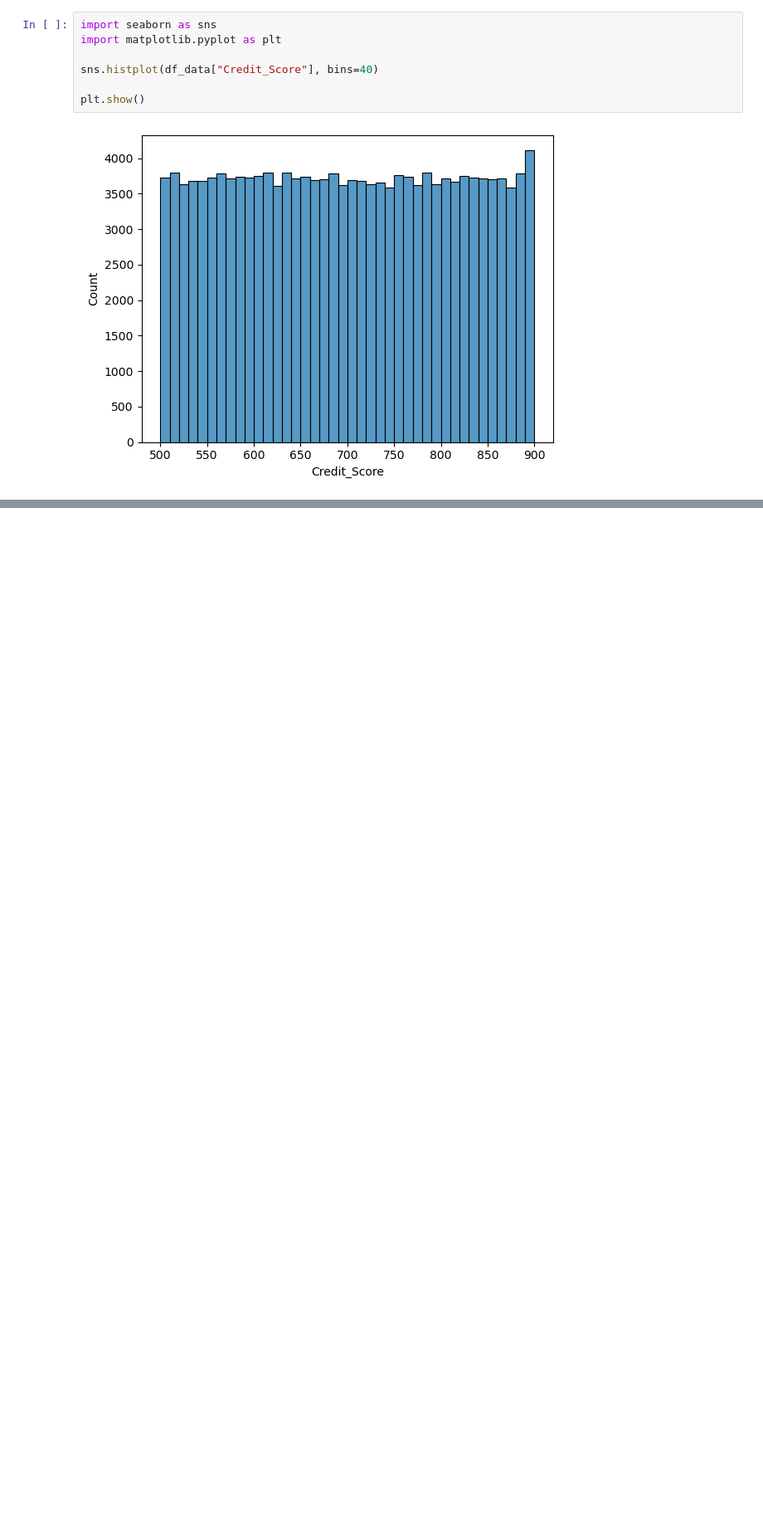
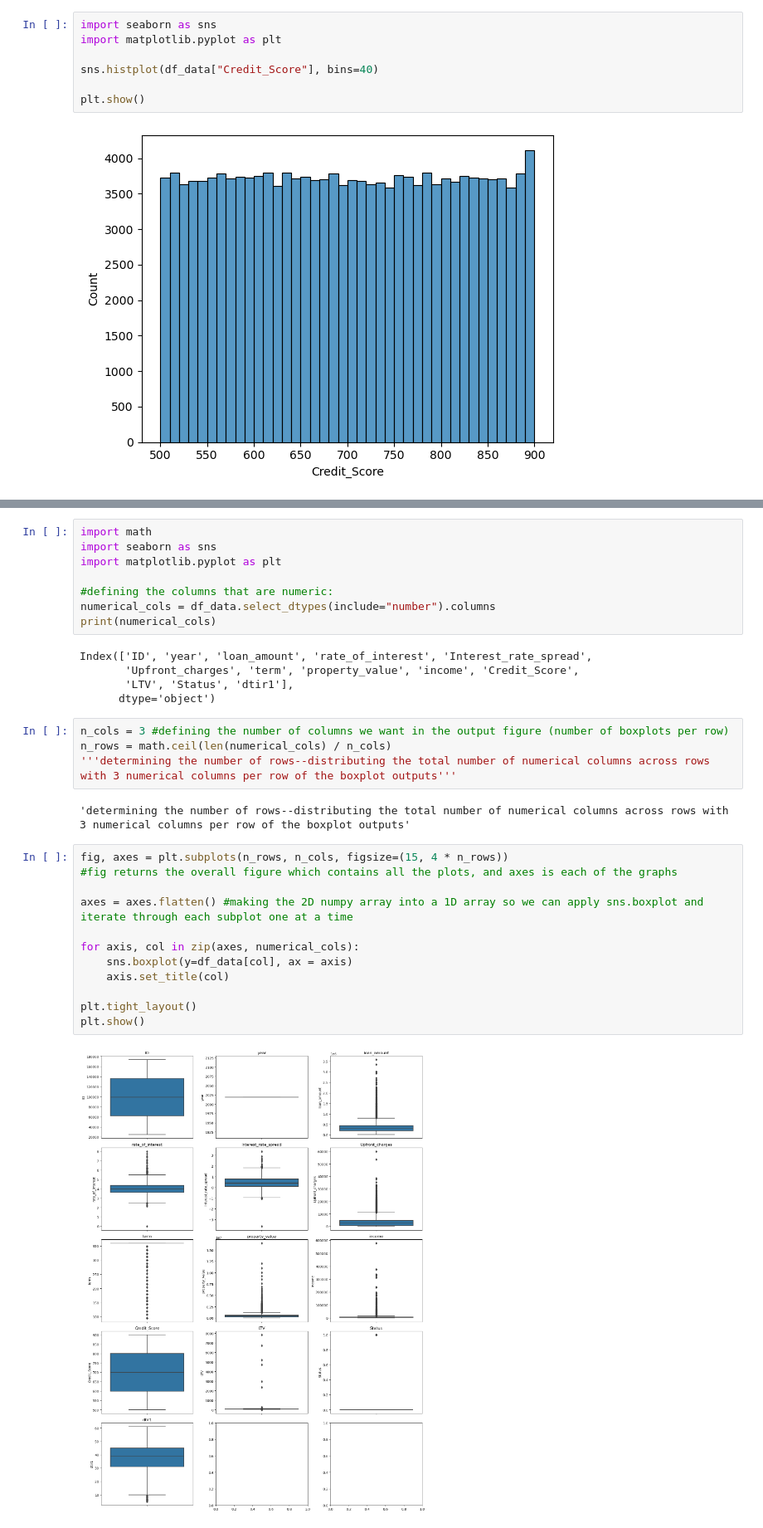
Before and after one commit to vaishnavi-nibh/loandefaultprediction, a Jupyter notebook: notebooks/eda.ipynb, the cells around one changed output, grey strips where cells are left out. Shown at 83% size. Drawn from its saved outputs; the diff is of its cells as text; blank space fills up the shorter version.

Commit message:
finished outlier boxplot analysis, now performing correlation analysis in eda

```diff
--- a/notebooks/eda.ipynb
+++ b/notebooks/eda.ipynb
@@ -257,0 +262,33 @@ plt.show()
+# %%
+import math
+import seaborn as sns
+import matplotlib.pyplot as plt
+
+#defining the columns that are numeric:
+numerical_cols = df_data.select_dtypes(include="number").columns
+print(numerical_cols)
+# %% [output]
+Index(['ID', 'year', 'loan_amount', 'rate_of_interest', 'Interest_rate_spread',
+       'Upfront_charges', 'term', 'property_value', 'income', 'Credit_Score',
+       'LTV', 'Status', 'dtir1'],
+      dtype='object')
+# %%
+n_cols = 3 #defining the number of columns we want in the output figure (number of boxplots per row)
+n_rows = math.ceil(len(numerical_cols) / n_cols)
+'''determining the number of rows--distributing the total number of numerical columns across rows with 3 numerical columns per row of the boxplot outputs'''
+# %% [output]
+'determining the number of rows--distributing the total number of numerical columns across rows with 3 numerical columns per row of the boxplot outputs'
+# %%
+fig, axes = plt.subplots(n_rows, n_cols, figsize=(15, 4 * n_rows))
+#fig returns the overall figure which contains all the plots, and axes is each of the graphs
+
+axes = axes.flatten() #making the 2D numpy array into a 1D array so we can apply sns.boxplot and iterate through each subplot one at a time
+
+for axis, col in zip(axes, numerical_cols):
+    sns.boxplot(y=df_data[col], ax = axis)
+    axis.set_title(col)
+
+plt.tight_layout()
+plt.show()
+# %% [output]
+[figure, added]
```
Also changed, not shown: parts of 15 cells of this notebook.
